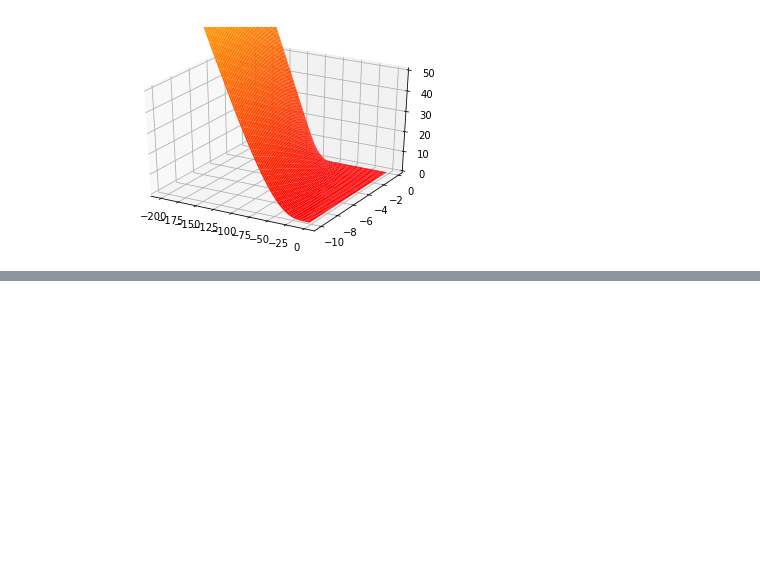
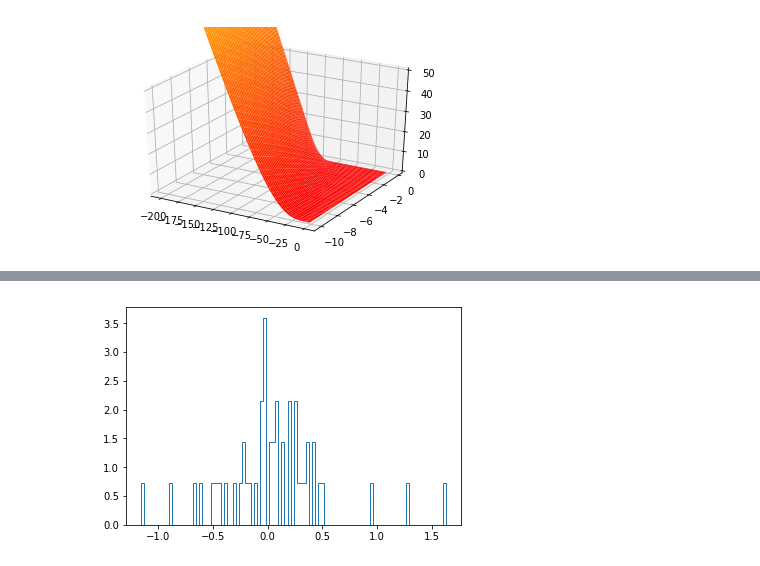
Before and after one commit to tomjonesbackup/joshi-exercises, a Jupyter notebook: joshi-monte-carlo-exercises.ipynb, the cells around one changed output, grey strips where cells are left out. Saved outputs shown, nothing was run; the diff lists cells and outputs as text; code cells hidden in the pictures; blank space fills up the shorter version.

```diff
--- a/joshi-monte-carlo-exercises.ipynb
+++ b/joshi-monte-carlo-exercises.ipynb
@@ -261,8 +261,10 @@ plt.show()
 # %%
 # BS vs MC price error as a histogram
 
-price_error = bs_price-mc_price
+price_error = bs_price-vanilla_price
 x=plt.hist(price_error, bins=100,normed=1,histtype='step')
+# %% [output]
+[figure, added]
 # %%
 # Monte Carlo price statistics
 numbers_of_paths = [2**x for x in np.arange(20)]
```
Also changed, not shown: parts of 2 cells of this notebook.
